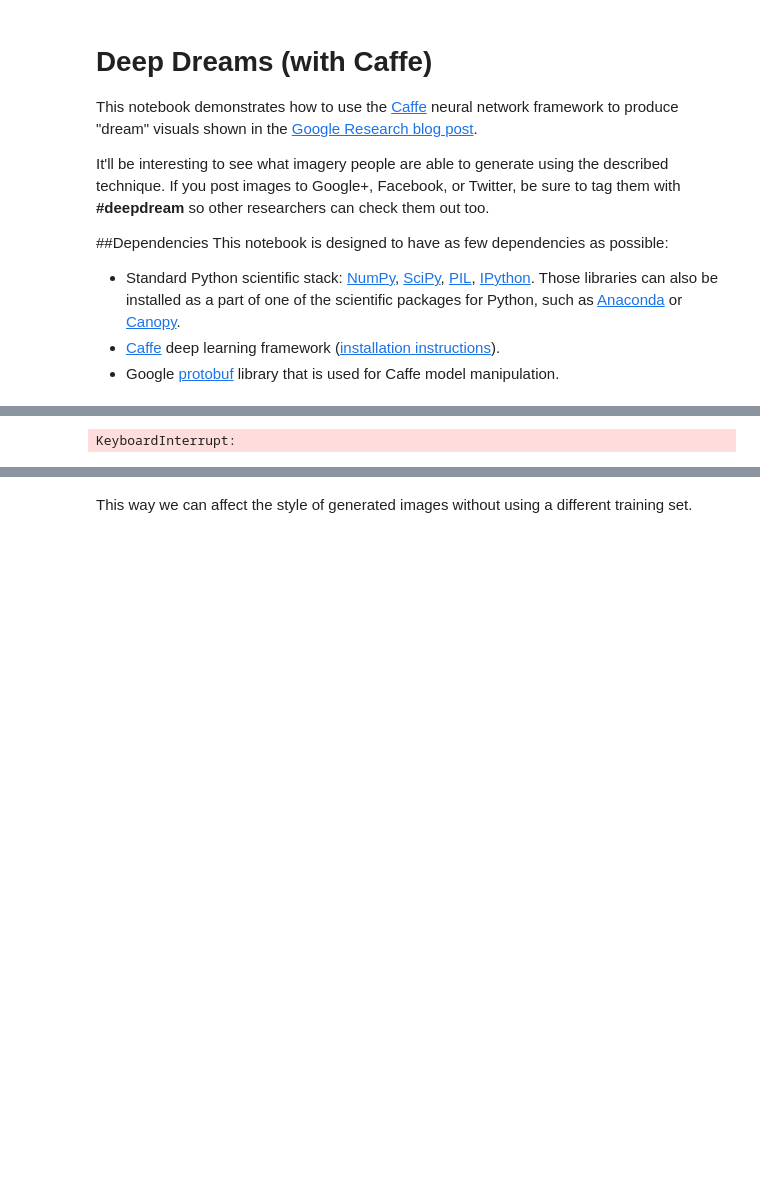
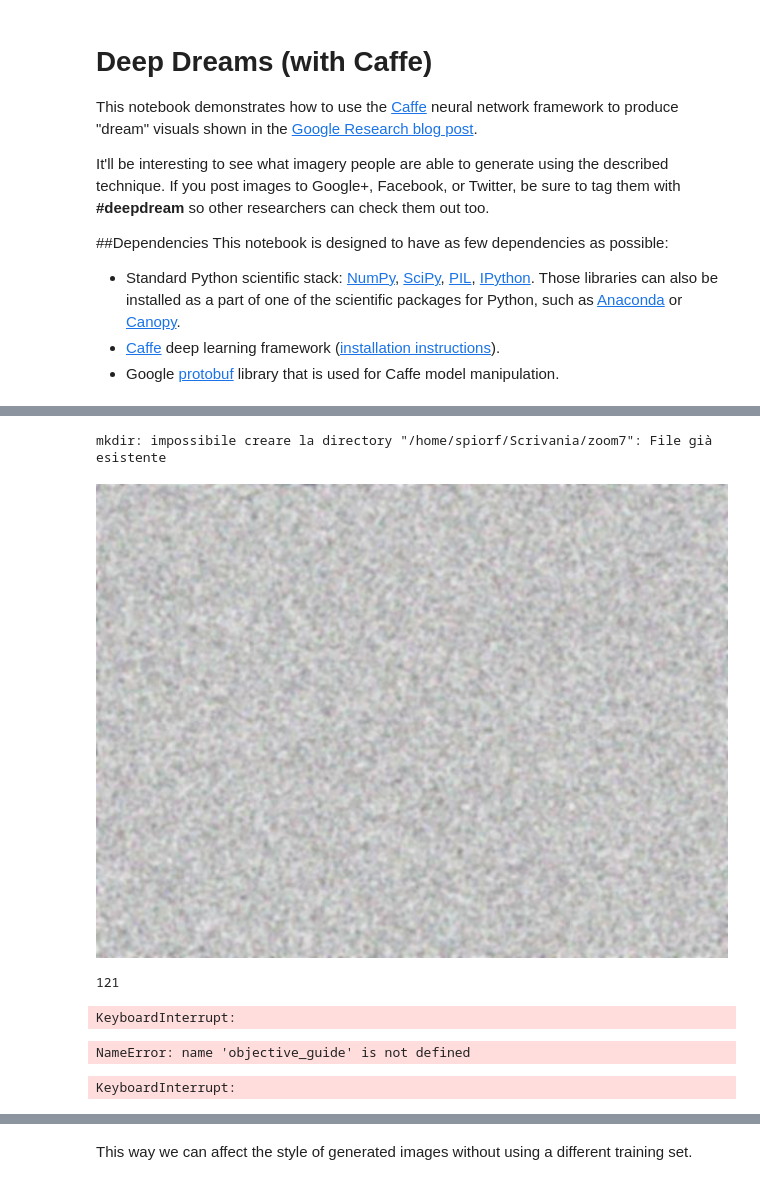
Before and after one commit to spiorf/deepdream, a Jupyter notebook: guided.ipynb, the cells around one changed output, grey strips where cells are left out. Cells and saved outputs as stored; diff of their text form; code cells hidden in the pictures; blank space fills up the shorter version.

```diff
--- a/guided.ipynb
+++ b/guided.ipynb
@@ -12,6 +12,8 @@ This notebook is designed to have as few dependencies as possible:
 * Google [protobuf](https://developers.google.com/protocol-buffers/) library that is used for Caffe model manipulation.
 # %%
 # imports and basic notebook setup
+import matplotlib
+matplotlib.use('Agg')
 from cStringIO import StringIO
 import numpy as np
 import scipy.ndimage as nd
@@ -74,7 +76,7 @@ def make_step(net, step_size=1.5, end='inception_4c/output',
         bias = net.transformer.mean['data']
         src.data[:] = np.clip(src.data, -bias, 255-bias)
 
-def deepdream(net, base_img, iter_n=200, octave_n=5, octave_scale=1.3,
+def deepdream(net, base_img, iter_n=10, octave_n=4, octave_scale=1.4,
               end='inception_4c/output', clip=True, **step_params):
     # prepare base images for all octaves
     octaves = [preprocess(net, base_img)]
@@ -108,7 +110,7 @@ def deepdream(net, base_img, iter_n=200, octave_n=5, octave_scale=1.3,
     # returning the resulting image
     return deprocess(net, src.data[0])
 
-img = np.float32(PIL.Image.open('/home/spiorf/Scrivania/noise2.jpg'))
+img = np.float32(PIL.Image.open('/home/spiorf/Scrivania/noise.jpg'))
 showarray(img)
 # %% [output]
 [figure]
@@ -138,4 +138,52 @@ def objective_guide(dst):
+# %%
+!mkdir /home/spiorf/Scrivania/zoom7
+frame = img
+frame_i = 0
+h, w = frame.shape[:2]
+s = 0.05 # scale coefficient
+i = 30
+blobs = net.blobs.keys()
+showarray(img)
+print len(blobs)
+# %% [output]
+mkdir: impossibile creare la directory "/home/spiorf/Scrivania/zoom7": File già esistente
+[figure, added]
+121
+# %%
+h, w = frame.shape[:2]
+s = 0.005 # scale coefficient
+i=30
+while i< 10000:
+    try:
+            if i/10 <= 117:
+                blobn= i/10
+            else:
+                blobn = 117
+            frame = deepdream(net, frame, end=blobs[blobn])
+            PIL.Image.fromarray(np.uint8(frame)).save("/home/spiorf/Scrivania/zoom7/%07d.jpg"%frame_i)
+            frame = nd.affine_transform(frame, [1-s,1-s,1], [h*s/2,w*s/2,0], order=1)
+            frame_i += 1
+            print i, str(blobs[blobn])
+            i +=1
+    except ValueError:
+        print 'Skipped', str(blobs[blobn])
+        i +=1
+        pass
+    except KeyError:
+        print 'Skipped', str(blobs[blobn])
+        i +=1
+        pass
+# %% [output]
+KeyboardInterrupt:
 # %%
-_=deepdream(net, img, end=end, objective=objective_guide)
+
+img = deepdream(net, img, end=end, objective=objective_guide)
+showarray(img)
 # %% [output]
-KeyboardInterrupt:
+NameError: name 'objective_guide' is not defined
+# %%
+end = 'inception_4e/output'
+img = deepdream(net, img, end=end)
+showarray(img)
+# %% [output]
+KeyboardInterrupt:
```
Also changed, not shown: parts of 3 cells of this notebook, 21 other files.
